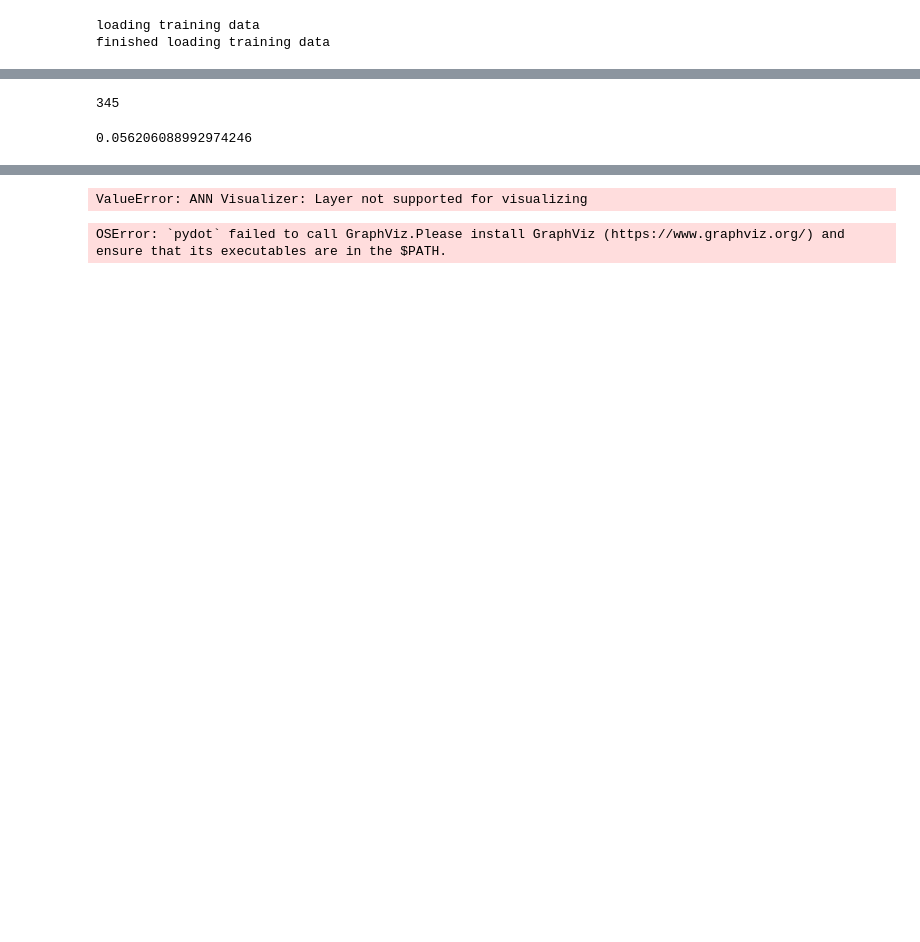
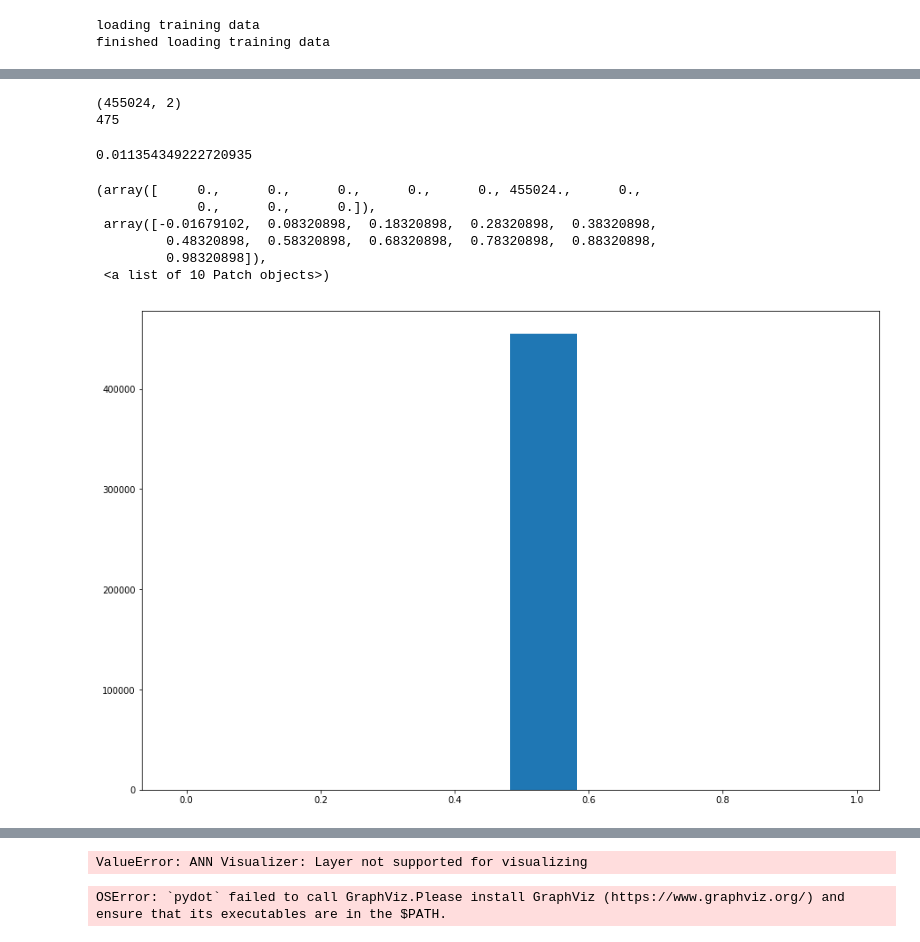
Before and after one commit to siddhantn1/comp_genomics_research, a Jupyter notebook: model.ipynb, the cells around one changed output, grey strips where cells are left out. Cells and saved outputs as stored; diff of their text form; code cells hidden in the pictures; blank space fills up the shorter version.

```diff
--- a/model.ipynb
+++ b/model.ipynb
@@ -278 +390,10 @@ Epoch 00040: val_loss did not improve from 30.15706
+# %%
+preds = model.predict(test_x)
+print(preds.shape)
+preds = preds[:,1].reshape(preds.shape[0])
+print(number)
+valid_labels = valid_y
+# %% [output]
+(455024, 2)
+475
 # %%
@@ -280,12 +401,15 @@ Epoch 00040: val_loss did not improve from 30.15706
-# %%
-preds = model.predict(valid_x)
-preds = preds[:,1].reshape(preds.shape[0])
-print(number)
-valid_labels = valid_y
-# %% [output]
-345
 # %%
-f1_score(valid_y, preds > 0.5, pos_label=1)
+f1_score(test_y, preds > 0.4, pos_label=1)
 # %% [output]
-0.056206088992974246
+0.011354349222720935
+# %%
+plt.hist(preds)
+# %% [output]
+(array([     0.,      0.,      0.,      0.,      0., 455024.,      0.,
+             0.,      0.,      0.]),
+ array([-0.01679102,  0.08320898,  0.18320898,  0.28320898,  0.38320898,
+         0.48320898,  0.58320898,  0.68320898,  0.78320898,  0.88320898,
+         0.98320898]),
+ <a list of 10 Patch objects>)
+[figure, added]
 # %%
```
Also changed, not shown: parts of 34 cells of this notebook.
